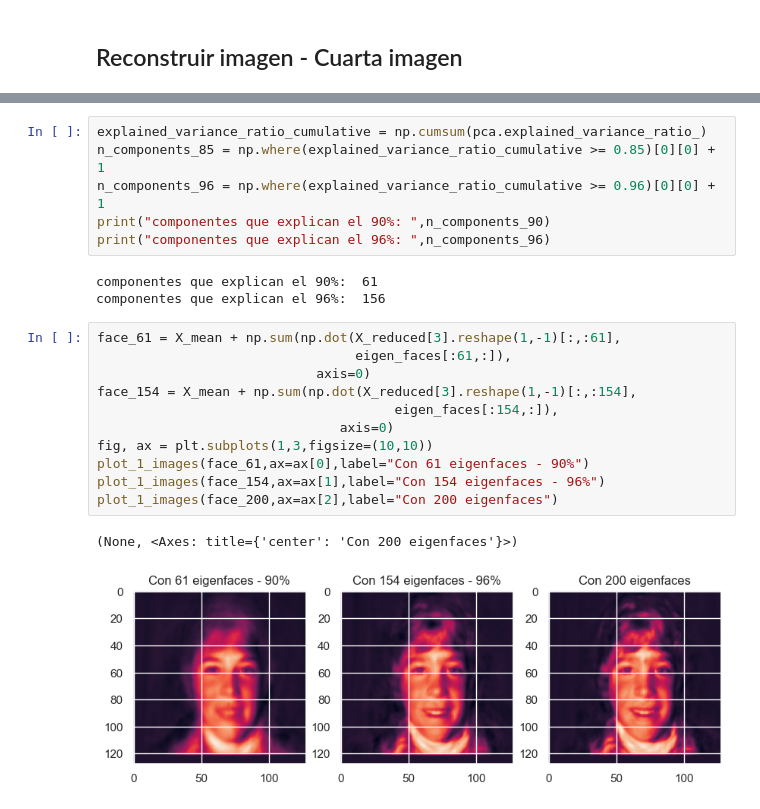
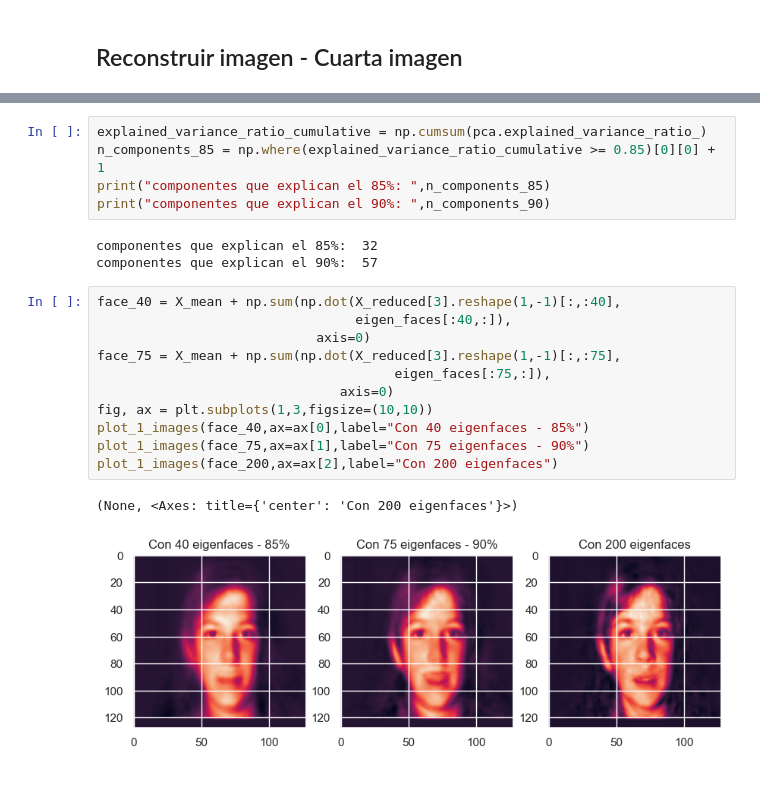
Before and after one commit to MiguelRiosT/Estadistica3_2023-2, a Jupyter notebook: Tarea2/Punto1PCA.ipynb, the cells around one changed output, grey strips where cells are left out. Cells and saved outputs as stored; diff of their text form.

```diff
--- a/Tarea2/Punto1PCA.ipynb
+++ b/Tarea2/Punto1PCA.ipynb
@@ -263,23 +259,22 @@ plot_1_images(face_200,ax=ax[3],label="Con 200 eigenfaces")
 # %%
 explained_variance_ratio_cumulative = np.cumsum(pca.explained_variance_ratio_)
 n_components_85 = np.where(explained_variance_ratio_cumulative >= 0.85)[0][0] + 1
-n_components_96 = np.where(explained_variance_ratio_cumulative >= 0.96)[0][0] + 1
+print("componentes que explican el 85%: ",n_components_85)
 print("componentes que explican el 90%: ",n_components_90)
-print("componentes que explican el 96%: ",n_components_96)
 # %% [output]
-componentes que explican el 90%:  61
-componentes que explican el 96%:  156
+componentes que explican el 85%:  32
+componentes que explican el 90%:  57
 # %%
-face_61 = X_mean + np.sum(np.dot(X_reduced[3].reshape(1,-1)[:,:61],
-                                 eigen_faces[:61,:]),
+face_40 = X_mean + np.sum(np.dot(X_reduced[3].reshape(1,-1)[:,:40],
+                                 eigen_faces[:40,:]),
                             axis=0)
-face_154 = X_mean + np.sum(np.dot(X_reduced[3].reshape(1,-1)[:,:154],
-                                      eigen_faces[:154,:]),
+face_75 = X_mean + np.sum(np.dot(X_reduced[3].reshape(1,-1)[:,:75],
+                                      eigen_faces[:75,:]),
                                axis=0)
 fig, ax = plt.subplots(1,3,figsize=(10,10))
-plot_1_images(face_61,ax=ax[0],label="Con 61 eigenfaces - 90%")
-plot_1_images(face_154,ax=ax[1],label="Con 154 eigenfaces - 96%")
+plot_1_images(face_40,ax=ax[0],label="Con 40 eigenfaces - 85%")
+plot_1_images(face_75,ax=ax[1],label="Con 75 eigenfaces - 90%")
 plot_1_images(face_200,ax=ax[2],label="Con 200 eigenfaces")
 # %% [output]
 (None, <Axes: title={'center': 'Con 200 eigenfaces'}>)
-[figure, old version]
+[figure, new version]
```
Also changed, not shown: parts of 16 cells of this notebook, 1 other file.
